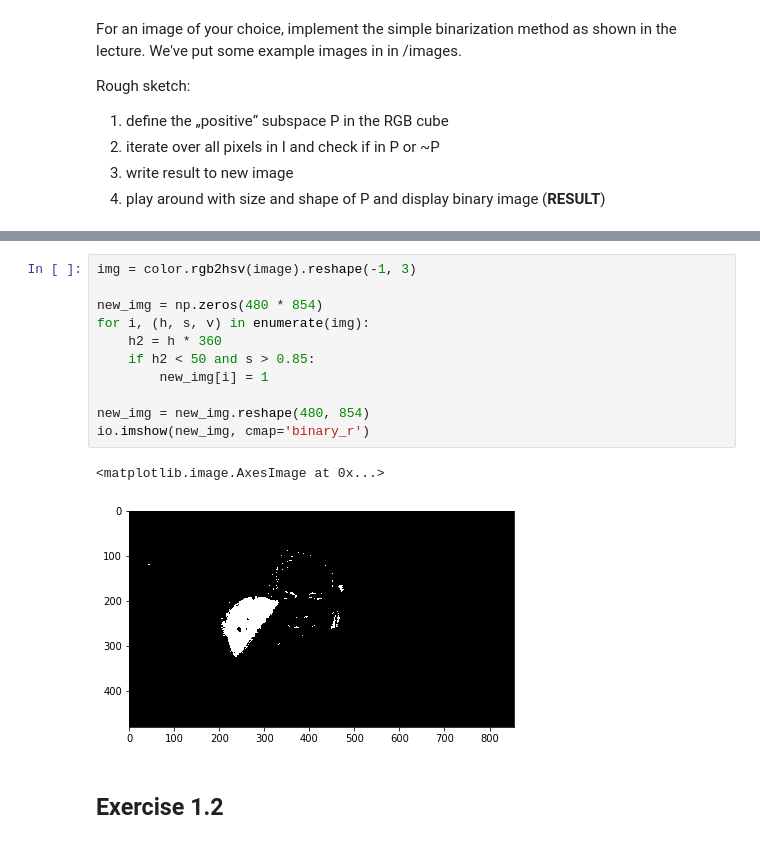
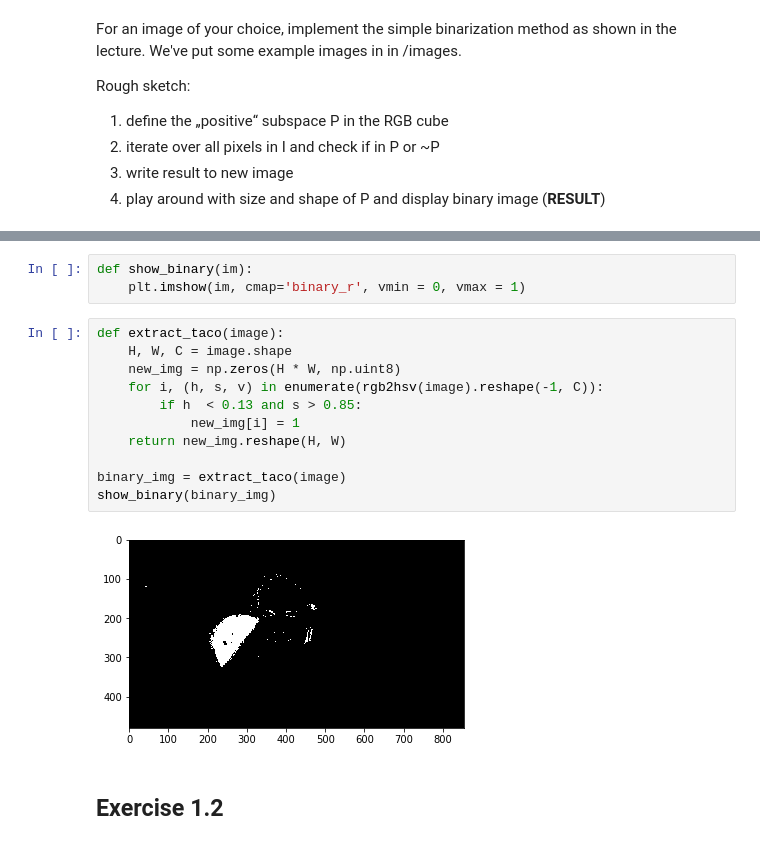
Before and after one commit to AbdBarho/CV19-20, a Jupyter notebook: 01_colorspaces.ipynb, the cells around one changed output, grey strips where cells are left out. Saved outputs shown, nothing was run; the diff lists cells and outputs as text.

```diff
--- a/01_colorspaces.ipynb
+++ b/01_colorspaces.ipynb
@@ -35,20 +35,22 @@ io.imshow(color.rgb2hsv(image)[:, :, 1], cmap='hsv')
 # %% [output]
 <matplotlib.image.AxesImage at 0x...>
 [figure]
+# %%
+def show_binary(im):
+    plt.imshow(im, cmap='binary_r', vmin = 0, vmax = 1)
 # %%
-img = color.rgb2hsv(image).reshape(-1, 3)
+def extract_taco(image):
+    H, W, C = image.shape
+    new_img = np.zeros(H * W, np.uint8)
+    for i, (h, s, v) in enumerate(rgb2hsv(image).reshape(-1, C)):
+        if h  < 0.13 and s > 0.85:
+            new_img[i] = 1
+    return new_img.reshape(H, W)
 
-new_img = np.zeros(480 * 854)
-for i, (h, s, v) in enumerate(img):
-    h2 = h * 360
-    if h2 < 50 and s > 0.85:
-        new_img[i] = 1
-
-new_img = new_img.reshape(480, 854)
-io.imshow(new_img, cmap='binary_r')
+binary_img = extract_taco(image)
+show_binary(binary_img)
 # %% [output]
-<matplotlib.image.AxesImage at 0x...>
-[figure, old version]
+[figure, new version]
 # %% [markdown]
 ## Exercise 1.2
 # %% [markdown]
```
Also changed, not shown: parts of 15 cells of this notebook, 1 other file.
